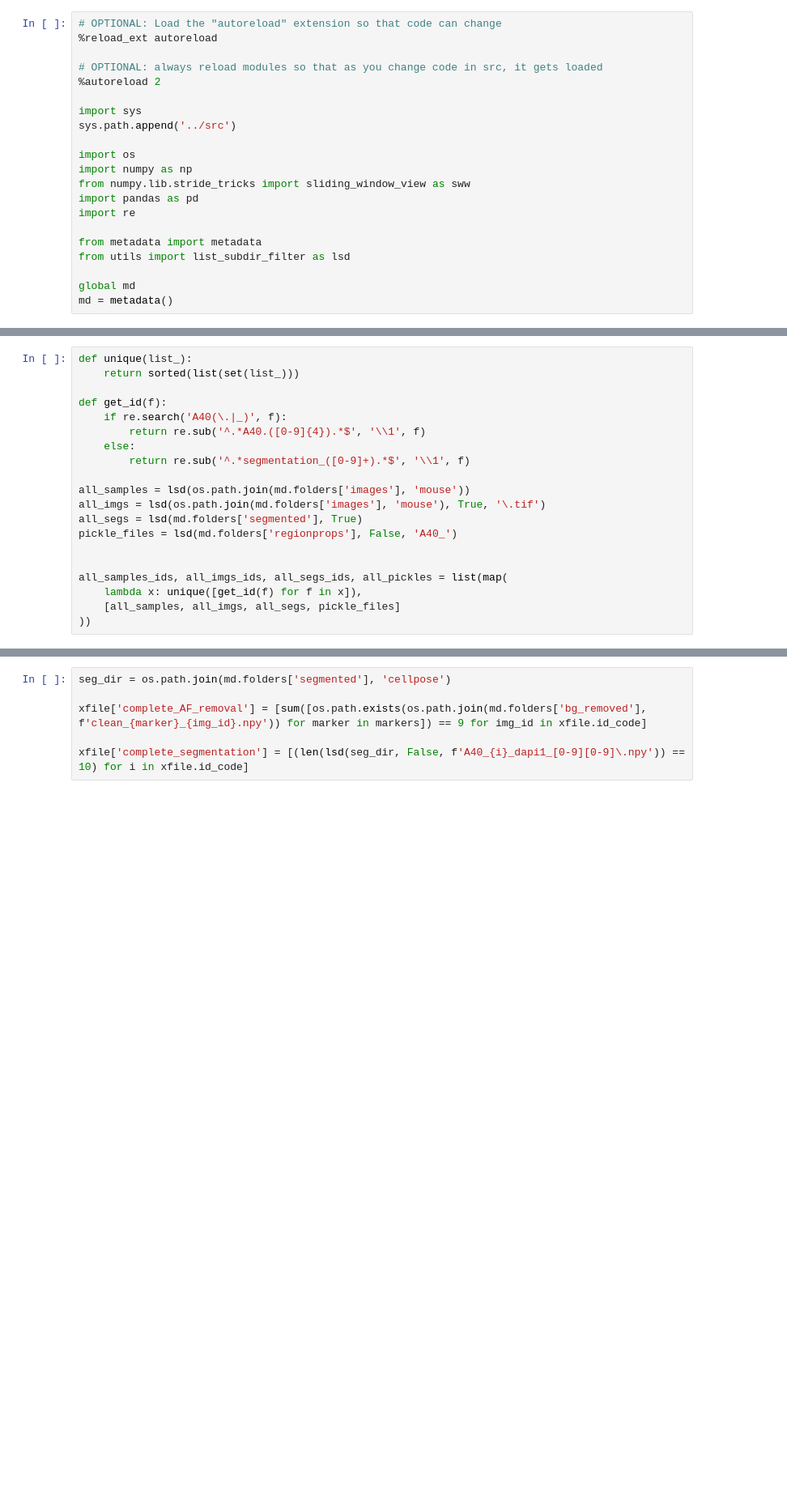
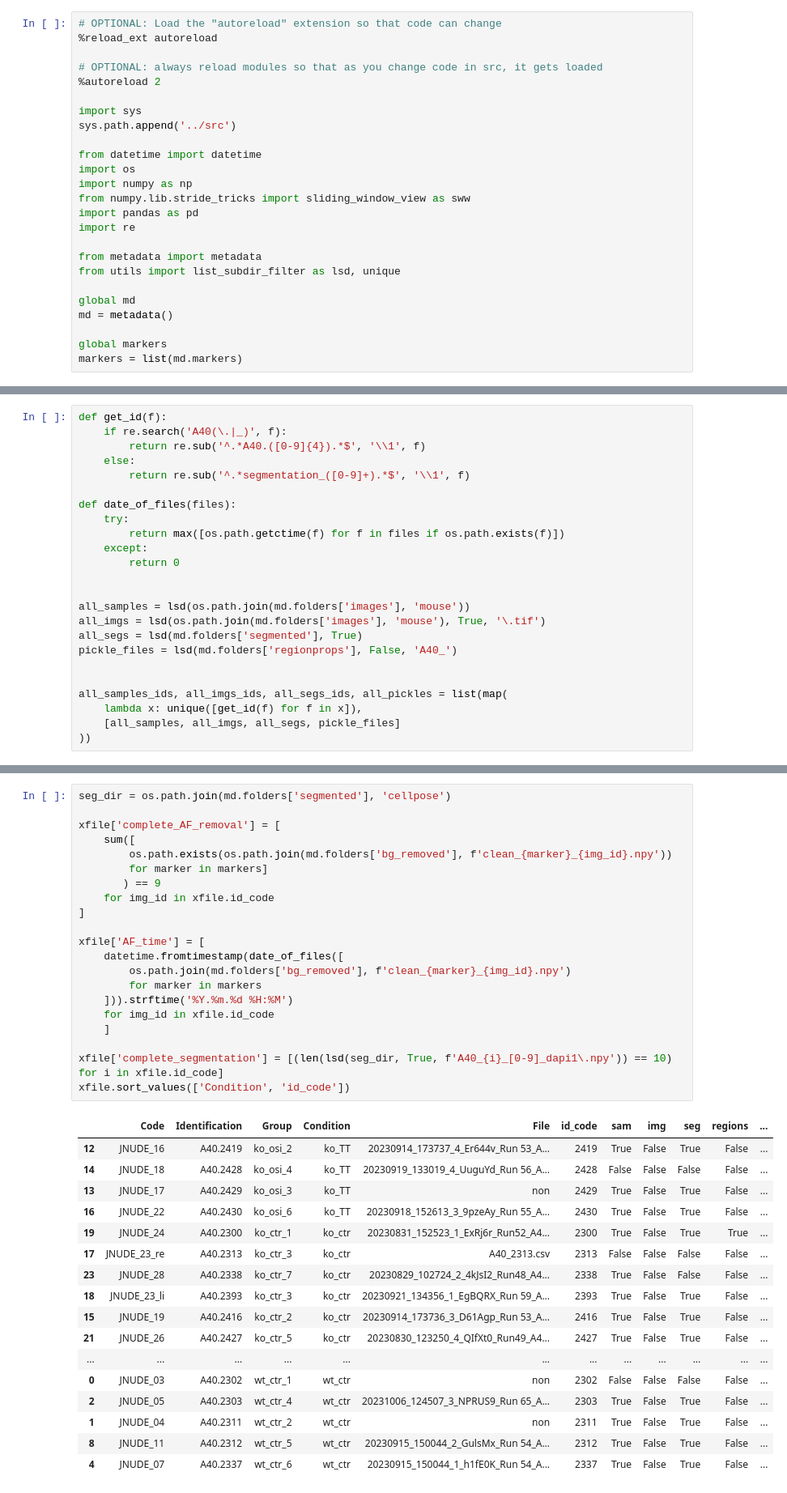
Before and after one commit to bozeklab/lunaphore, a Jupyter notebook: notebooks/00-ste-check_data.ipynb, the cells around one changed output, grey strips where cells are left out. Shown at 81% size. Saved outputs shown, nothing was run; the diff lists cells and outputs as text; blank space fills up the shorter version.

```diff
--- a/notebooks/00-ste-check_data.ipynb
+++ b/notebooks/00-ste-check_data.ipynb
@@ -8,6 +8,7 @@
 import sys
 sys.path.append('../src')
 
+from datetime import datetime
 import os
 import numpy as np
 from numpy.lib.stride_tricks import sliding_window_view as sww
@@ -15,7 +16,10 @@ import pandas as pd
 import re
 
 from metadata import metadata
-from utils import list_subdir_filter as lsd
+from utils import list_subdir_filter as lsd, unique
 
 global md
 md = metadata()
+
+global markers
+markers = list(md.markers)
@@ -24,12 +26,16 @@ md = metadata()
 # %%
-def unique(list_):
-    return sorted(list(set(list_)))
-
 def get_id(f):
     if re.search('A40(\.|_)', f):
         return re.sub('^.*A40.([0-9]{4}).*$', '\\1', f)
     else:
         return re.sub('^.*segmentation_([0-9]+).*$', '\\1', f)
+
+def date_of_files(files):
+    try:
+        return max([os.path.getctime(f) for f in files if os.path.exists(f)])
+    except:
+        return 0
+
 
 all_samples = lsd(os.path.join(md.folders['images'], 'mouse'))
 all_imgs = lsd(os.path.join(md.folders['images'], 'mouse'), True, '\.tif')
@@ -60,7 +83,40 @@ xfile.loc[xfile.img & xfile.seg]
 # %%
 seg_dir = os.path.join(md.folders['segmented'], 'cellpose')
 
-xfile['complete_AF_removal'] = [sum([os.path.exists(os.path.join(md.folders['bg_removed'], f'clean_{marker}_{img_id}.npy')) for marker in markers]) == 9 for img_id in xfile.id_code]
+xfile['complete_AF_removal'] = [
+    sum([
+        os.path.exists(os.path.join(md.folders['bg_removed'], f'clean_{marker}_{img_id}.npy'))
+        for marker in markers]
+       ) == 9
+    for img_id in xfile.id_code
+]
 
-xfile['complete_segmentation'] = [(len(lsd(seg_dir, False, f'A40_{i}_dapi1_[0-9][0-9]\.npy')) == 10) for i in xfile.id_code]
+xfile['AF_time'] = [
+    datetime.fromtimestamp(date_of_files([
+        os.path.join(md.folders['bg_removed'], f'clean_{marker}_{img_id}.npy')
+        for marker in markers
+    ])).strftime('%Y.%m.%d %H:%M')
+    for img_id in xfile.id_code
+    ]
+
+xfile['complete_segmentation'] = [(len(lsd(seg_dir, True, f'A40_{i}_[0-9]_dapi1\.npy')) == 10) for i in xfile.id_code]
+xfile.sort_values(['Condition', 'id_code'])
+# %% [output]
+|  | Code | Identification | Group | Condition | File | id_code | sam | img | seg | regions | ... |
+| 12 | JNUDE_16 | A40.2419 | ko_osi_2 | ko_TT | 20230914_173737_4_Er644v_Run 53_A... | 2419 | True | False | True | False | ... |
+| 14 | JNUDE_18 | A40.2428 | ko_osi_4 | ko_TT | 20230919_133019_4_UuguYd_Run 56_A... | 2428 | False | False | False | False | ... |
+| 13 | JNUDE_17 | A40.2429 | ko_osi_3 | ko_TT | non | 2429 | True | False | True | False | ... |
+| 16 | JNUDE_22 | A40.2430 | ko_osi_6 | ko_TT | 20230918_152613_3_9pzeAy_Run 55_A... | 2430 | True | False | True | False | ... |
+| 19 | JNUDE_24 | A40.2300 | ko_ctr_1 | ko_ctr | 20230831_152523_1_ExRj6r_Run52_A4... | 2300 | True | False | True | True | ... |
+| 17 | JNUDE_23_re | A40.2313 | ko_ctr_3 | ko_ctr | A40_2313.csv | 2313 | False | False | False | False | ... |
+| 23 | JNUDE_28 | A40.2338 | ko_ctr_7 | ko_ctr | 20230829_102724_2_4kJsI2_Run48_A4... | 2338 | True | False | False | False | ... |
+| 18 | JNUDE_23_li | A40.2393 | ko_ctr_3 | ko_ctr | 20230921_134356_1_EgBQRX_Run 59_A... | 2393 | True | False | True | False | ... |
+| 15 | JNUDE_19 | A40.2416 | ko_ctr_2 | ko_ctr | 20230914_173736_3_D61Agp_Run 53_A... | 2416 | True | False | True | False | ... |
+| 21 | JNUDE_26 | A40.2427 | ko_ctr_5 | ko_ctr | 20230830_123250_4_QIfXt0_Run49_A4... | 2427 | True | False | True | False | ... |
+| ... | ... | ... | ... | ... | ... | ... | ... | ... | ... | ... | ... |
+| 0 | JNUDE_03 | A40.2302 | wt_ctr_1 | wt_ctr | non | 2302 | False | False | False | False | ... |
+| 2 | JNUDE_05 | A40.2303 | wt_ctr_4 | wt_ctr | 20231006_124507_3_NPRUS9_Run 65_A... | 2303 | True | False | True | False | ... |
+| 1 | JNUDE_04 | A40.2311 | wt_ctr_2 | wt_ctr | non | 2311 | True | False | True | False | ... |
+| 8 | JNUDE_11 | A40.2312 | wt_ctr_5 | wt_ctr | 20230915_150044_2_GulsMx_Run 54_A... | 2312 | True | False | True | False | ... |
+| 4 | JNUDE_07 | A40.2337 | wt_ctr_6 | wt_ctr | 20230915_150044_1_h1fE0K_Run 54_A... | 2337 | True | False | True | False | ... |
 # %%
```
Also changed, not shown: parts of 9 cells of this notebook, 6 other files.
